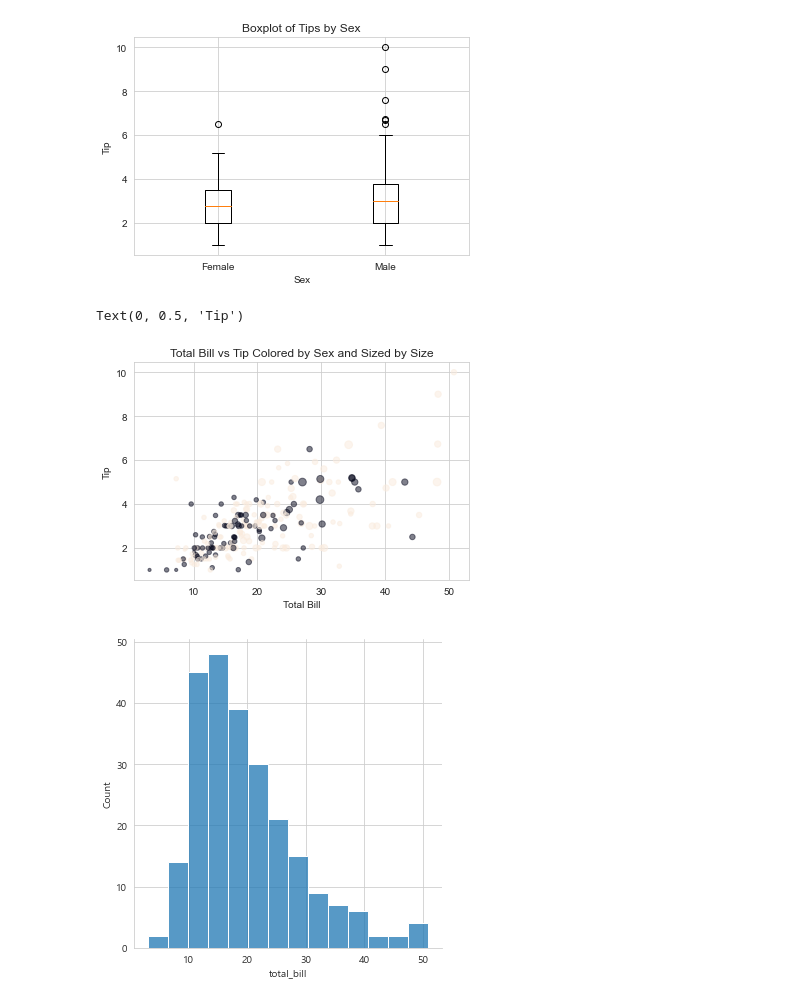
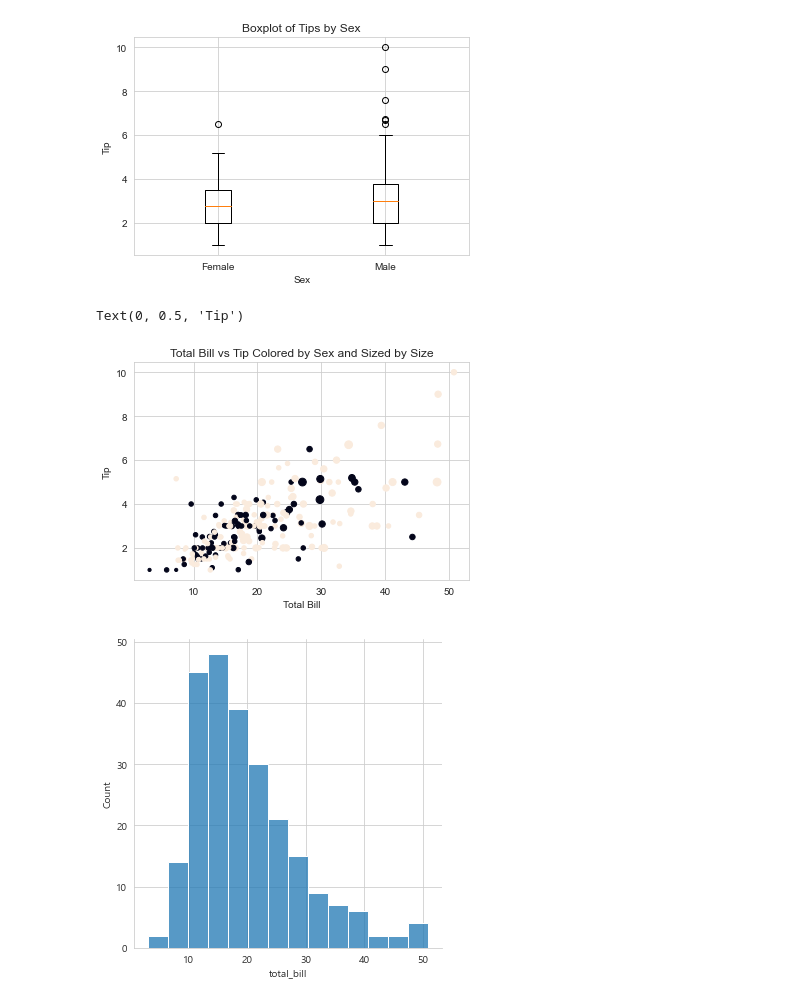
Before and after one commit to yjleeee22/python220621, a Jupyter notebook: demoGraph.ipynb, the cells around one changed output. Cells and saved outputs as stored; diff of their text form; code cells hidden in the pictures.

```diff
--- a/demoGraph.ipynb
+++ b/demoGraph.ipynb
@@ -176,35 +176,35 @@ Text(0.5, 1.0, 'Boxplot of Tips by Sex')
 
 #Female, Male과 같은 문자는 그래프의 색상을 지정하는 값으로
 #사용할 수가 없다. 그래서 0,1과 같은 숫자로 바꾸어야 한다.
 #성별에 따라 0과 1을 반환하도록 함수 정의
 def recode_sex(sex):
     if sex == 'Female':
         return 0
     else:
         return 1
 
 #recode_sex함수를 브로드캐스팅하기 위해 apply()메서드 사용
 #다중 행에 함수를 적용할 때 apply()메서드 사용
 tips['sex_color'] = tips['sex'].apply(recode_sex)
 
 #테이블당 인원도 산점도에 추가
 #테이블당 인원 수는 점의 크기로 표현하면 적당하다.
 #s는 점의 크기(size)를, c는 점의 색상(color)을 의미한다.
 scatter_plot = plt.figure()
 axes1 = scatter_plot.add_subplot(1,1,1)
 axes1.scatter(
     x=tips['total_bill'],
     y=tips['tip'],
     s=tips['size'] * 10,
     c=tips['sex_color'],
-    alpha=0.5
+    alpha=1.0 #투명도
 )
 axes1.set_title("Total Bill vs Tip Colored by Sex and Sized by Size")
 axes1.set_xlabel('Total Bill')
 axes1.set_ylabel('Tip')
 # %% [output]
 Text(0, 0.5, 'Tip')
-[figure, old version]
+[figure, new version]
 # %%
 #seaborn라이브러르를 사용하면 matplotlib보다 좀 더
 #화려한 그래프를 그릴 수 있다.
```
Also changed, not shown: parts of 1 cell of this notebook.
